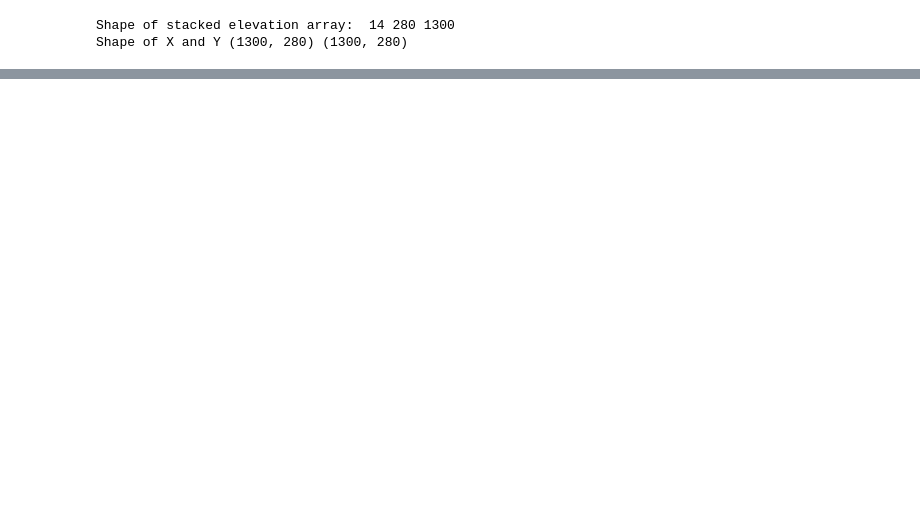
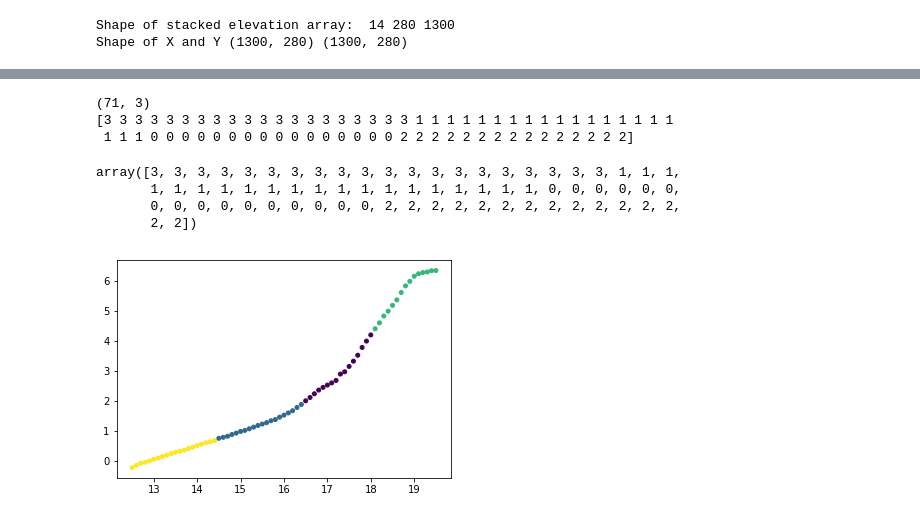
Before and after one commit to csherwood-usgs/Raster_calcs, a Jupyter notebook: Sandwich_profiles_from_xarray.ipynb, the cells around one changed output, grey strips where cells are left out. Cells and saved outputs as stored; diff of their text form; code cells hidden in the pictures; blank space fills up the shorter version.

```diff
--- a/Sandwich_profiles_from_xarray.ipynb
+++ b/Sandwich_profiles_from_xarray.ipynb
@@ -136,3 +163,29 @@ xrMWL:  120.283965459
+# %%
+# first point <= MWL
+ids = np.max(np.argwhere(xr<=xrMWL))
+ide = idhi
+X = np.array([xr[ids:ide],z[ids:ide],np.diff( np.append(zip, z[ids:ide]) )]).T
+print(np.shape(X))
+weights = np.ones_like(X)
+weights[0,:]*.1
+weights[2,:]*10.
+#kmeans = KMeans(n_clusters=4, random_state=0).fit(X,[],sample_weight=weights)
+kmeans = KMeans(n_clusters=4, random_state=0).fit(X)
+
+print(kmeans.labels_)
+
+kmeans.cluster_centers_
+plt.scatter(X[:,0],X[:,1],16,kmeans.labels_)
+kmeans.labels_
+# %% [output]
+(71, 3)
+[3 3 3 3 3 3 3 3 3 3 3 3 3 3 3 3 3 3 3 3 1 1 1 1 1 1 1 1 1 1 1 1 1 1 1 1 1
+ 1 1 1 0 0 0 0 0 0 0 0 0 0 0 0 0 0 0 0 2 2 2 2 2 2 2 2 2 2 2 2 2 2 2]
+array([3, 3, 3, 3, 3, 3, 3, 3, 3, 3, 3, 3, 3, 3, 3, 3, 3, 3, 3, 3, 1, 1, 1,
+       1, 1, 1, 1, 1, 1, 1, 1, 1, 1, 1, 1, 1, 1, 1, 1, 1, 0, 0, 0, 0, 0, 0,
+       0, 0, 0, 0, 0, 0, 0, 0, 0, 0, 2, 2, 2, 2, 2, 2, 2, 2, 2, 2, 2, 2, 2,
+       2, 2])
+[figure, added]
 # %%
 MWLdatum = -0.2
 imap = 13
```
Also changed, not shown: parts of 5 cells of this notebook.
